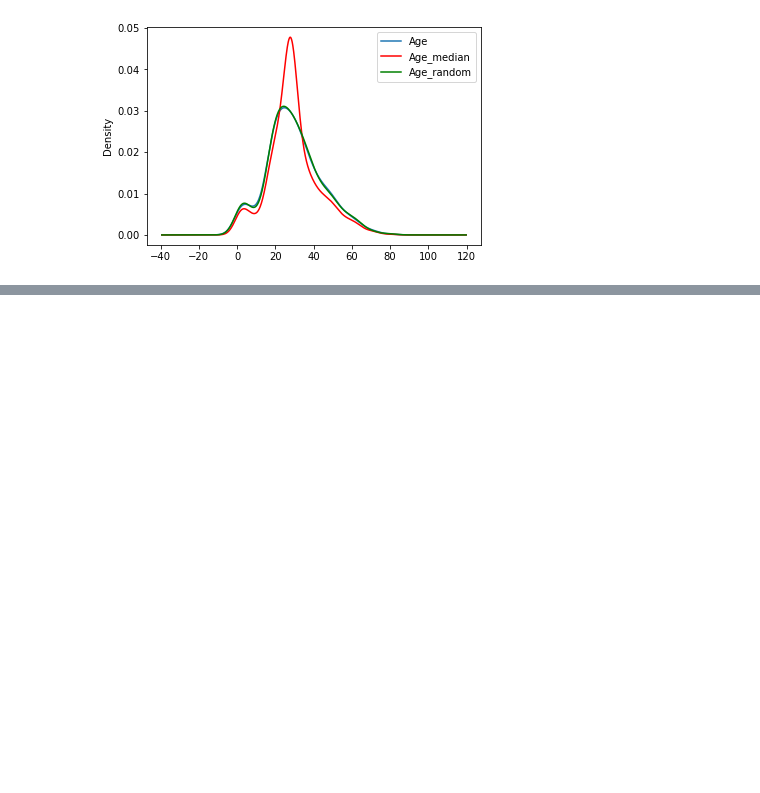
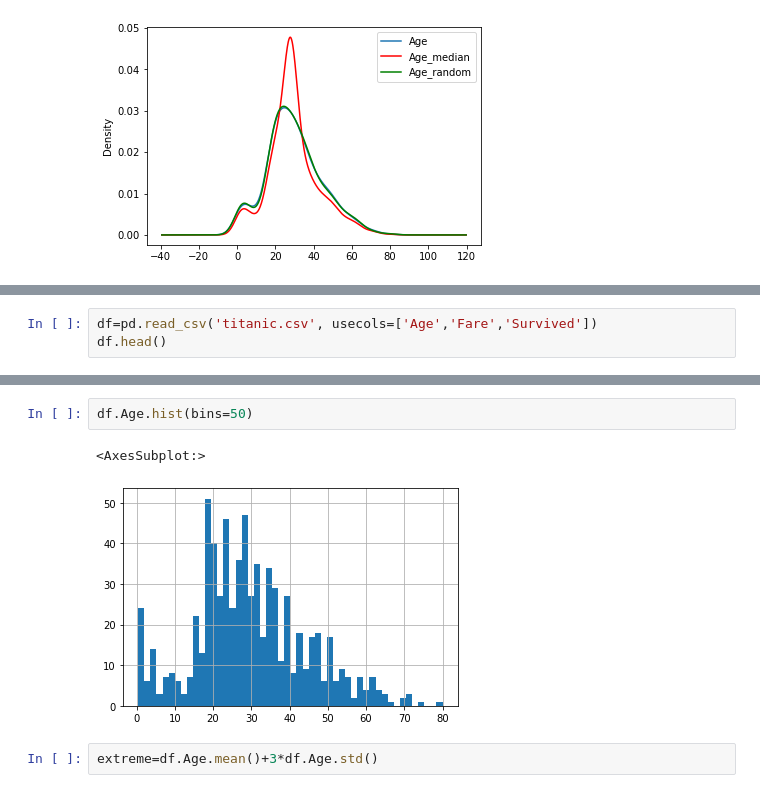
Before and after one commit to AugustineJosephMN/Feature-Engineering, a Jupyter notebook: Handling-Missing-Values.ipynb, the cells around one changed output, grey strips where cells are left out. Cells and saved outputs as stored; diff of their text form; blank space fills up the shorter version.

```diff
--- a/Handling-Missing-Values.ipynb
+++ b/Handling-Missing-Values.ipynb
@@ -226,0 +272,3 @@ ax.legend(lines, labels, loc='best')
+# %%
+df=pd.read_csv('titanic.csv', usecols=['Age','Fare','Survived'])
+df.head()
@@ -226,0 +282,7 @@ ax.legend(lines, labels, loc='best')
+# %%
+df.Age.hist(bins=50)
+# %% [output]
+<AxesSubplot:>
+[figure, added]
+# %%
+extreme=df.Age.mean()+3*df.Age.std()
```
Also changed, not shown: parts of 13 cells of this notebook.
